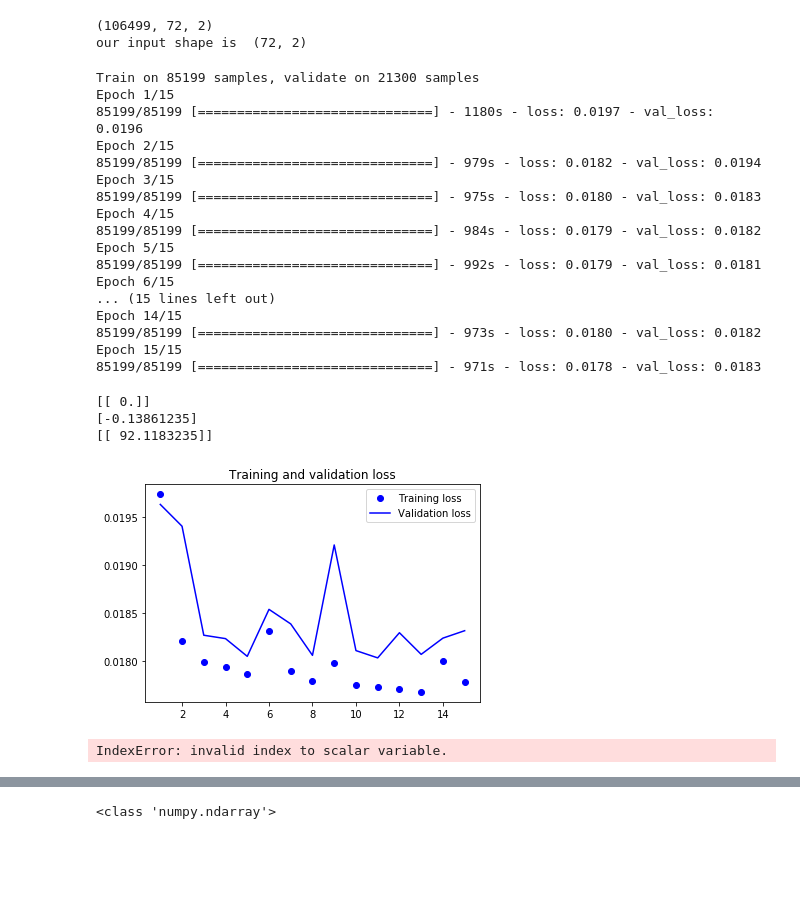
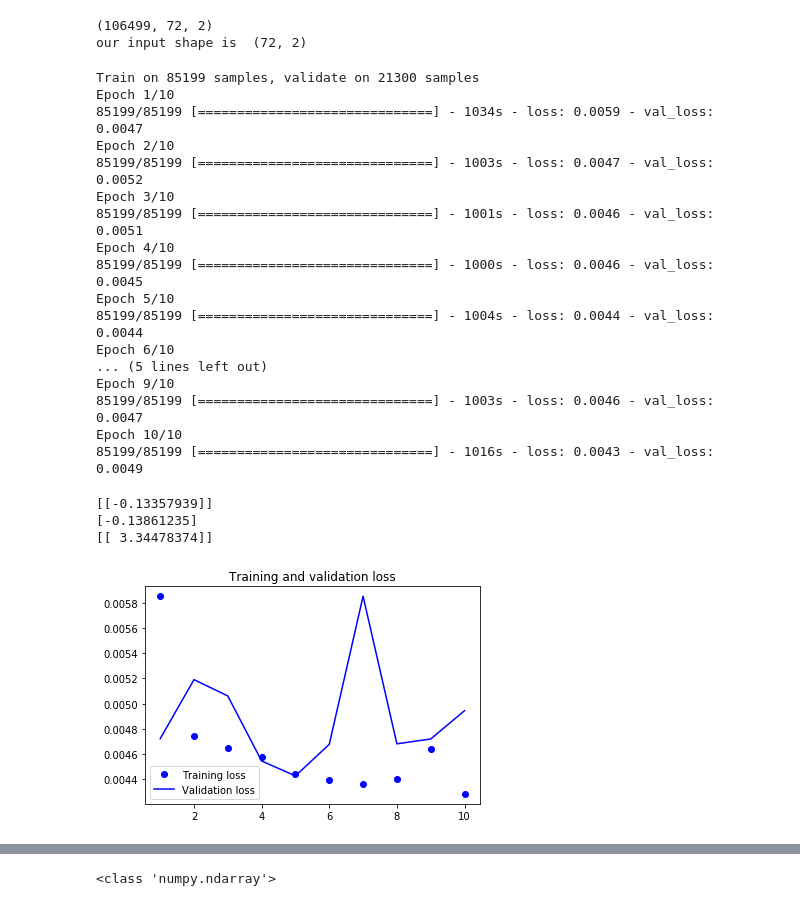
Before and after one commit to Vigora/Pr1_LSTM, a Jupyter notebook: Project1.ipynb, the cells around one changed output, grey strips where cells are left out. Cells and saved outputs as stored; diff of their text form; code cells hidden in the pictures; blank space fills up the shorter version.

Commit message:
improved accuracy
Changed Dense parameter

```diff
--- a/Project1.ipynb
+++ b/Project1.ipynb
@@ -185,7 +185,8 @@ x = LSTM(256)(x)
 x = Dropout(0.2)(x)
 # output = Dense(Y.shape[1])(x)
 # model.add(Activation('relu')) #'linear'
-output = Dense(Y.shape[1], activation='relu')(x)
+# output = Dense(Y.shape[1], activation='relu')(x)
+output = Dense(Y.shape[1])(x)
 # %%
 generative_model = Model(inputs = inp, outputs=output)
 optimizer = RMSprop(lr=0.01)
@@ -196,22 +197,22 @@ filepath="weights-improvement-{epoch:02d}-{loss:.4f}-gentext-Telemetry.hdf5"
 checkpoint = ModelCheckpoint(filepath, monitor='loss', verbose=1, save_best_only=True, mode='min')
 callbacks_list = [checkpoint]
 # %%
-history = generative_model.fit(X, Y, epochs=15, batch_size=256, callbacks=callbacks_list, validation_split=0.2)
+history = generative_model.fit(X, Y, epochs=10, batch_size=64, callbacks=callbacks_list, validation_split=0.2)
 # %% [output]
 Train on 85199 samples, validate on 21300 samples
-Epoch 1/15
-85199/85199 [==============================] - 1180s - loss: 0.0197 - val_loss: 0.0196
-Epoch 2/15
-85199/85199 [==============================] - 979s - loss: 0.0182 - val_loss: 0.0194
-Epoch 3/15
-85199/85199 [==============================] - 975s - loss: 0.0180 - val_loss: 0.0183
-Epoch 4/15
-85199/85199 [==============================] - 984s - loss: 0.0179 - val_loss: 0.0182
-Epoch 5/15
-85199/85199 [==============================] - 992s - loss: 0.0179 - val_loss: 0.0181
-Epoch 6/15
-... (15 lines left out)
-Epoch 14/15
-85199/85199 [==============================] - 973s - loss: 0.0180 - val_loss: 0.0182
-Epoch 15/15
-85199/85199 [==============================] - 971s - loss: 0.0178 - val_loss: 0.0183
+Epoch 1/10
+85199/85199 [==============================] - 1034s - loss: 0.0059 - val_loss: 0.0047
+Epoch 2/10
+85199/85199 [==============================] - 1003s - loss: 0.0047 - val_loss: 0.0052
+Epoch 3/10
+85199/85199 [==============================] - 1001s - loss: 0.0046 - val_loss: 0.0051
+Epoch 4/10
+85199/85199 [==============================] - 1000s - loss: 0.0046 - val_loss: 0.0045
+Epoch 5/10
+85199/85199 [==============================] - 1004s - loss: 0.0044 - val_loss: 0.0044
+Epoch 6/10
+... (5 lines left out)
+Epoch 9/10
+85199/85199 [==============================] - 1003s - loss: 0.0046 - val_loss: 0.0047
+Epoch 10/10
+85199/85199 [==============================] - 1016s - loss: 0.0043 - val_loss: 0.0049
@@ -224,36 +231,34 @@ print(prediction)
 print(Y[1])
 print(abs(Y[1]-prediction)*MM[1])
 # %% [output]
-[[ 0.]]
+[[-0.13357939]]
 [-0.13861235]
-[[ 92.1183235]]
+[[ 3.34478374]]
 # %%
 import matplotlib.pyplot as plt
 # acc = history.history['acc']
 # val_acc = history.history['val_acc']
 loss = history.history['loss']
 val_loss = history.history['val_loss']
 epochs = range(1, len(loss) + 1)
 # plt.plot(epochs, acc, 'bo', label='Training acc')
 # plt.plot(epochs, val_acc, 'b', label='Validation acc')
 # plt.title('Training and validation accuracy')
 # plt.legend()
-plt.figure()
+# plt.figure()
 plt.plot(epochs, loss, 'bo', label='Training loss')
 plt.plot(epochs, val_loss, 'b', label='Validation loss')
 plt.title('Training and validation loss')
 plt.legend()
 plt.show()
 # %% [output]
-[figure, old version]
+[figure, new version]
 # %%
 # Evaluate model with test data set and share sample prediction results
 x_test, y_test = X,Y
 batch_size = 128
 evaluation = generative_model.evaluate(x_test, y_test,
           batch_size=batch_size)
-# %% [output]
-IndexError: invalid index to scalar variable.
 # %%
 print('Model Loss = %.2f' % (evaluation))
 generative_model.save('Tele1_model')
```
Also changed, not shown: parts of 8 cells of this notebook, 2 other files.
